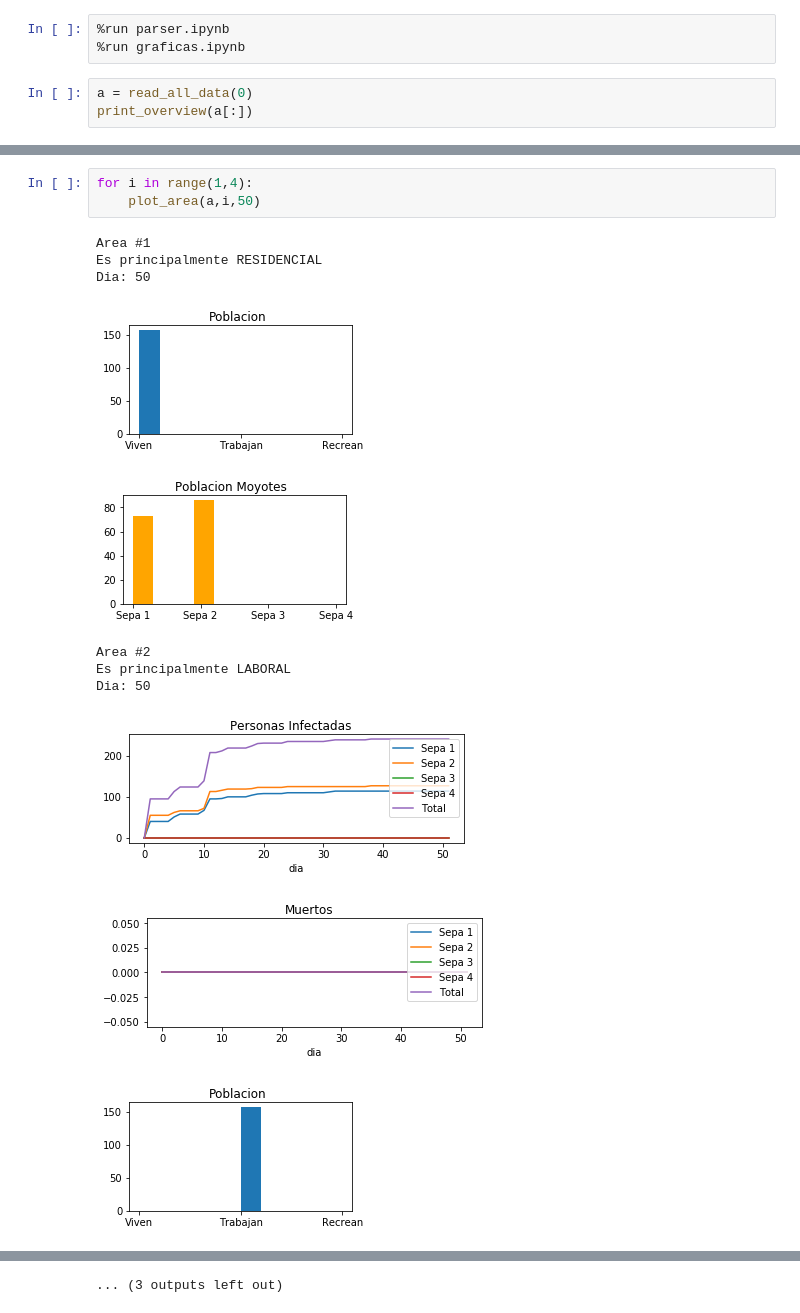
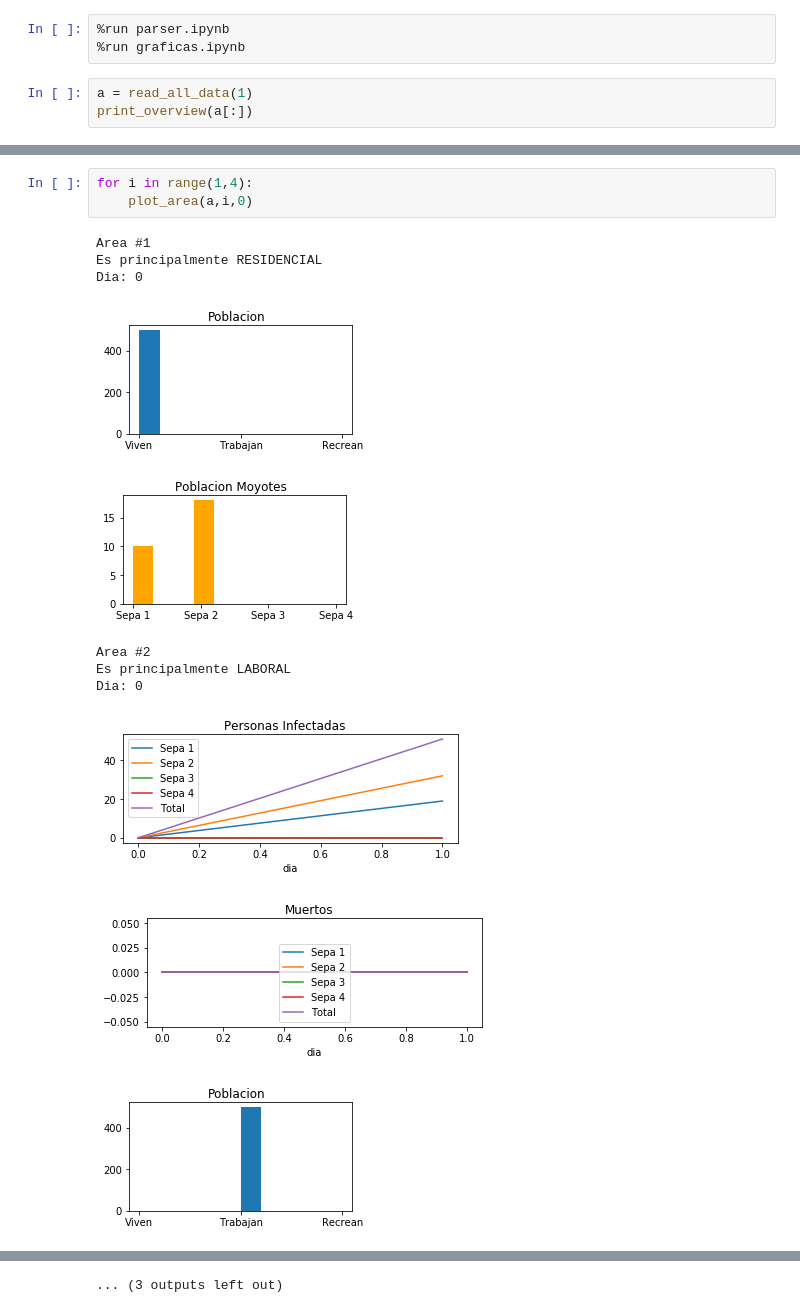
Before and after one commit to mageMerlin8/IA_Proyecto_3, a Jupyter notebook: py/gui.ipynb, the cells around one changed output, grey strips where cells are left out. Drawn from its saved outputs; the diff is of its cells as text.

```diff
--- a/py/gui.ipynb
+++ b/py/gui.ipynb
@@ -2,6 +2,6 @@
 %run parser.ipynb
 %run graficas.ipynb
 # %%
-a = read_all_data(0)
+a = read_all_data(1)
 print_overview(a[:])
 # %% [output]
@@ -24,15 +24,15 @@ Dia: 10
 # %%
 for i in range(1,4):
-    plot_area(a,i,50)
+    plot_area(a,i,0)
 # %% [output]
 Area #1
 Es principalmente RESIDENCIAL
-Dia: 50
+Dia: 0
-[figure, old version]
+[figure, new version]
-[figure, old version]
+[figure, new version]
 Area #2
 Es principalmente LABORAL
-Dia: 50
+Dia: 0
-[figure, old version]
+[figure, new version]
-[figure, old version]
+[figure, new version]
-[figure, old version]
+[figure, new version]
```
Also changed, not shown: parts of 3 cells of this notebook, 2 other files.
